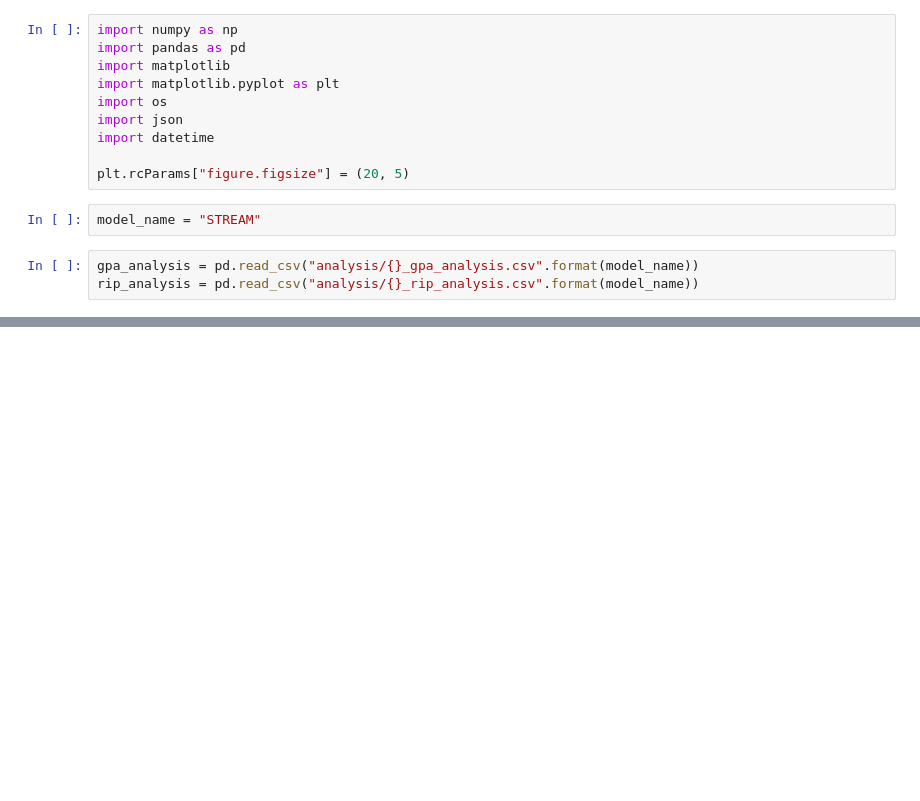
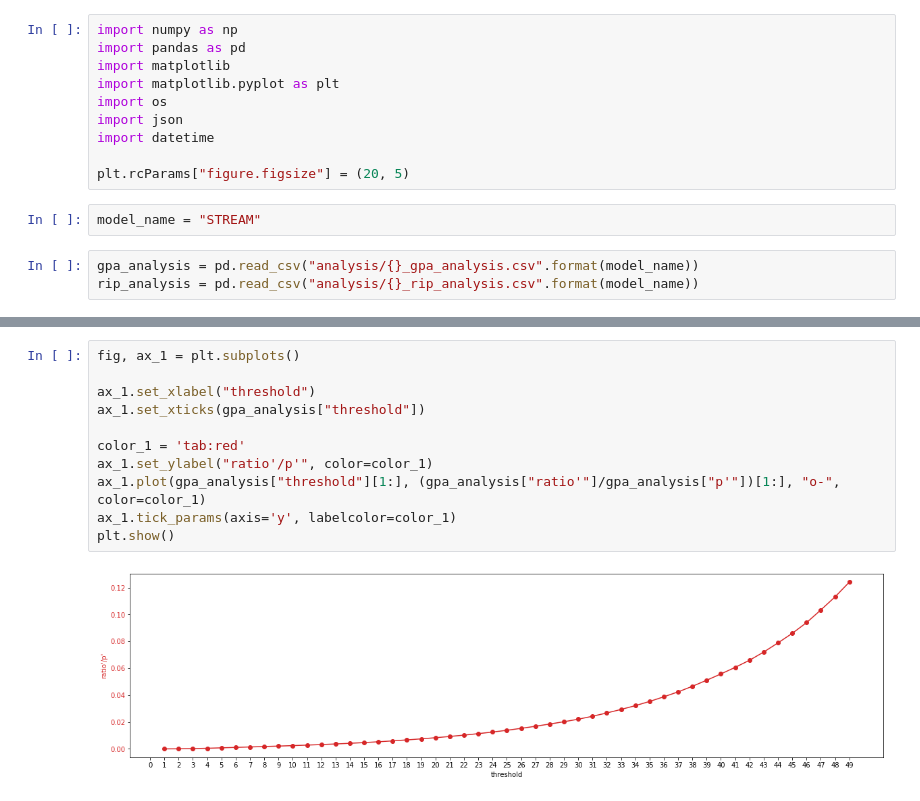
Before and after one commit to laurelwoods0102/tensorflow-page-fault-prediction, a Jupyter notebook: STREAM/STREAM_analysis_visualize.ipynb, the cells around one changed output, grey strips where cells are left out. Drawn from its saved outputs; the diff is of its cells as text; blank space fills up the shorter version.

```diff
--- a/STREAM/STREAM_analysis_visualize.ipynb
+++ b/STREAM/STREAM_analysis_visualize.ipynb
@@ -90,0 +98,13 @@ analysis_visualize(gpa_analysis[10:])
+# %%
+fig, ax_1 = plt.subplots()
+
+ax_1.set_xlabel("threshold")
+ax_1.set_xticks(gpa_analysis["threshold"])
+
+color_1 = 'tab:red'
+ax_1.set_ylabel("ratio'/p'", color=color_1)
+ax_1.plot(gpa_analysis["threshold"][1:], (gpa_analysis["ratio'"]/gpa_analysis["p'"])[1:], "o-", color=color_1)
+ax_1.tick_params(axis='y', labelcolor=color_1)
+plt.show()
+# %% [output]
+[figure, added]
```
Also changed, not shown: parts of 6 cells of this notebook, 33 other files.
